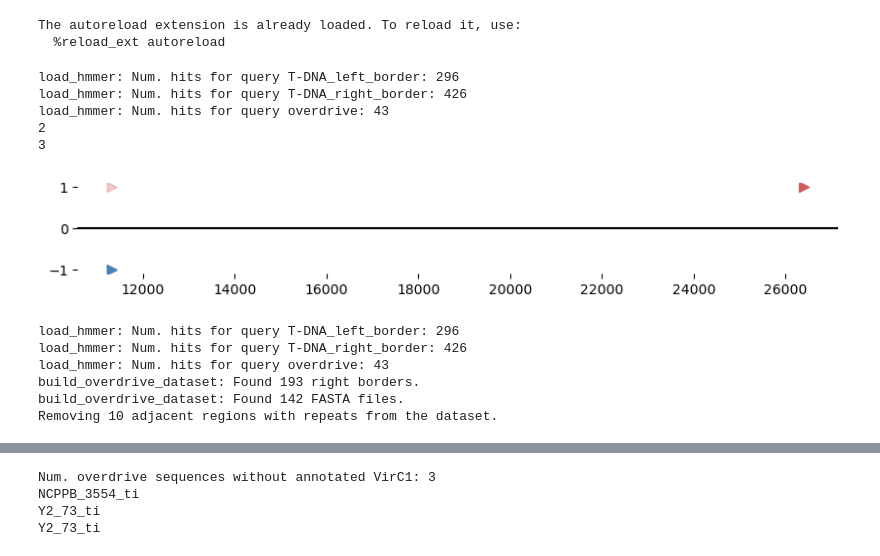
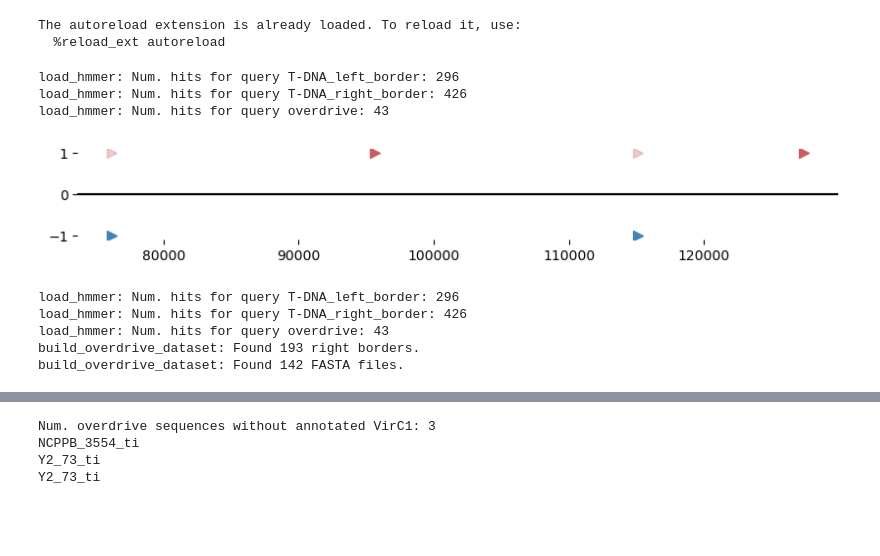
Before and after one commit to pipparichter/overdrive, a Jupyter notebook: notebooks/sandbox-1.1.ipynb, the cells around one changed output, grey strips where cells are left out. Drawn from its saved outputs; the diff is of its cells as text; code cells hidden in the pictures; blank space fills up the shorter version.

```diff
--- a/notebooks/sandbox-1.1.ipynb
+++ b/notebooks/sandbox-1.1.ipynb
@@ -85,39 +86,36 @@ def plot_borders(target_df:pd.DataFrame):
     y = {'T-DNA_right_border':1, 'T-DNA_left_border':-1}
 
     target_df = target_df[target_df.annotation.isin(y)].copy()
     resolved_target_df = resolve_borders(target_df, filter_=False)
-    print(len(resolved_target_df))
-    print(len(target_df))
 
     ax.axhline(xmin=0, xmax=target_length, color='black')
 
     def plot(df, alpha=1):
         for annotation, df_ in df.groupby('annotation'):
             for row in df_.itertuples():
                 dx = row.stop - row.start if (row.strand == '+') else -row.stop - row.start
                 x = row.start if (row.strand == '+') else row.stop
                 marker = '>' if (row.strand == '+') else '<'
                 ax.scatter([x], [y[annotation]],color=palette[annotation], s=50, marker=marker, alpha=alpha)
 
     plot(target_df, alpha=0.3)
     plot(resolved_target_df, alpha=1)
     # ax.set_visible(False)
     for _, spine in ax.spines.items():
         spine.set_visible(False)
 
 hmmer_df = load_hmmer_files(hmmer_dir='../data/data-1/hmmer')
 # plot_borders(hmmer_df[hmmer_df.target_name == 'JL5166_16'])
 # plot_borders(hmmer_df[hmmer_df.target_name == 'AS1D6_11'])
-plot_borders(hmmer_df[hmmer_df.target_name == 'NC_002575'])
+# plot_borders(hmmer_df[hmmer_df.target_name == 'NC_002575'])
+plot_borders(hmmer_df[hmmer_df.target_name == 'A4_12'])
 
 # For the purposes of detecting potential motifs, require that every valid right border have a corresponding left border
 # %% [output]
 load_hmmer: Num. hits for query T-DNA_left_border: 296
 load_hmmer: Num. hits for query T-DNA_right_border: 426
 load_hmmer: Num. hits for query overdrive: 43
-2
-3
-[figure, old version]
+[figure, new version]
 # %%
 hmmer_df = load_hmmer_files(hmmer_dir='../data/data-1/hmmer')
 overdrive_df = build_overdrive_dataset(overwrite=True, fasta_dir='../data/data-1/ncbi/fasta/', hmmer_df=hmmer_df, length=100, data_dir='../data/data-1/')
@@ -137,9 +135,9 @@ virc2_df = build_virc_dataset(overwrite=False, product='VirC2')
 # and found other similar repeat regions in non-Agro bacteria, which suggests to me that this might be some kind of weird recombination
 # event or replication slippage. I am going to exclude them from the dataset for now, as they are interfering with motif search.
 
-is_weird_repeat = lambda seq : re.search(r'(GTGCATCC|GTGCCTTC|TGTTCAAT|AGTTCATT){3,}', seq) is not None
-print(f'Removing {overdrive_df.seq.apply(is_weird_repeat).sum()} adjacent regions with repeats from the dataset.')
-overdrive_df = overdrive_df[~overdrive_df.seq.apply(is_weird_repeat)]
+# is_weird_repeat = lambda seq : re.search(r'(GTGCATCC|GTGCCTTC|TGTTCAAT|AGTTCATT){3,}', seq) is not None
+# print(f'Removing {overdrive_df.seq.apply(is_weird_repeat).sum()} adjacent regions with repeats from the dataset.')
+# overdrive_df = overdrive_df[~overdrive_df.seq.apply(is_weird_repeat)]
 
 # right_border_false_positive_ids = ['JL5166_16:42807-43007', 'JL5166_18:12337-12537', 'JL5166_18:64464-64664', 'AS2E5_10:145466-145666']
 # overdrive_df = overdrive_df[~overdrive_df.index.isin(right_border_false_positive_ids)]
@@ -153,4 +151,3 @@ load_hmmer: Num. hits for query T-DNA_right_border: 426
 load_hmmer: Num. hits for query overdrive: 43
 build_overdrive_dataset: Found 193 right borders.
 build_overdrive_dataset: Found 142 FASTA files.
-Removing 10 adjacent regions with repeats from the dataset.
```
Also changed, not shown: parts of 22 cells of this notebook, 5 other files.
